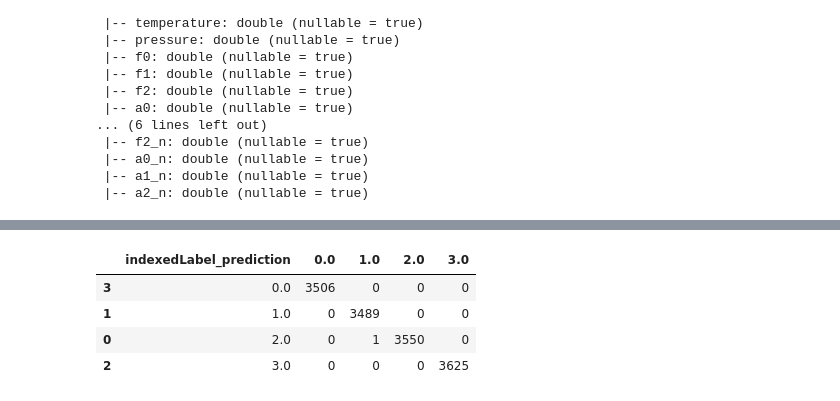
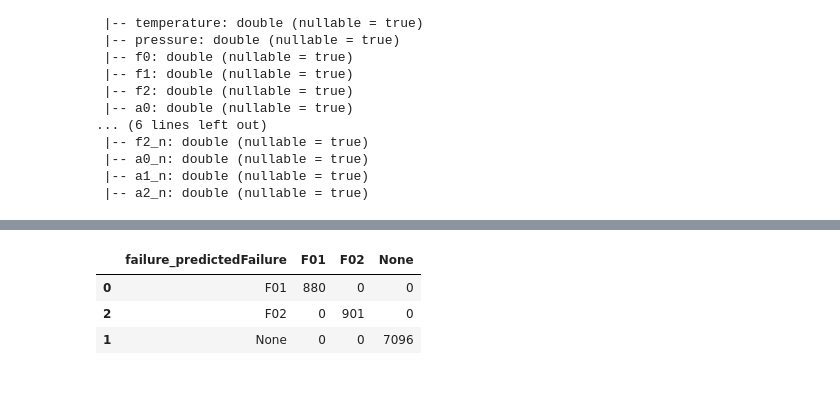
Before and after one commit to Azure/AI-PredictiveMaintenance, a Jupyter notebook: src/AML/Notebooks/ModelTraining.ipynb, the cells around one changed output, grey strips where cells are left out. Saved outputs shown, nothing was run; the diff lists cells and outputs as text; code cells hidden in the pictures.

```diff
--- a/src/AML/Notebooks/ModelTraining.ipynb
+++ b/src/AML/Notebooks/ModelTraining.ipynb
@@ -53,3 +61,8 @@ root
  |-- a0_n: double (nullable = true)
  |-- a1_n: double (nullable = true)
  |-- a2_n: double (nullable = true)
+# %%
+rdd = sc.sparkContext.parallelize([('MACHINE-008', 'F01'),('MACHINE-009', 'F02')])
+
+failures_df = rdd.toDF(['machineID','failure'])
+failures_df.printSchema()
@@ -62,7 +79,8 @@ va = VectorAssembler(inputCols=features, outputCol='features')
 # this is a hack!! In the current simulated dataset, there are 4 machines: machine 0 is "good,"
 # whereas the rest are experiencing different failures. This will eventually be produced by merging
 # telemetry with the "maintenance log"
-feat_data = va.transform(dfa).withColumn('label_e', dfa.machineID.substr(-1, 1).cast(IntegerType()))
+feat_data = va.transform(dfa).join(failures_df, 'machineID', 'left_outer').fillna({'failure':'None'})
+
 dfa.unpersist()
 feat_data.persist(pyspark.StorageLevel.DISK_ONLY)
 feat_data.limit(10).toPandas().head()
@@ -81,7 +99,9 @@ featureIndexer = VectorIndexer(inputCol="features",
                                maxCategories=10).fit(feat_data)
 
 # fit on whole dataset to include all labels in index
-labelIndexer = StringIndexer(inputCol="label_e", outputCol="indexedLabel").fit(feat_data)
+labelIndexer = StringIndexer(inputCol="failure", outputCol="indexedLabel").fit(feat_data)
+
+deIndexer = IndexToString(inputCol = "prediction", outputCol = "predictedFailure", labels = labelIndexer.labels)
 # %%
 training, test = feat_data.randomSplit([0.8, 0.2], seed=12345)
 print(training.count())
@@ -141,23 +161,22 @@ else:
                                       subsamplingRate = 0.632)
 
 # chain indexers and model in a Pipeline
-pipeline_cls_mthd = Pipeline(stages=[labelIndexer, featureIndexer, model])
+pipeline_cls_mthd = Pipeline(stages=[labelIndexer, featureIndexer, model, deIndexer])
 
 # train model.  This also runs the indexers.
 model_pipeline = pipeline_cls_mthd.fit(training)
 # %%
 # make predictions. The Pipeline does all the same operations on the test data
 predictions = model_pipeline.transform(test)
-
+# predictions.limit(5).toPandas().head()
 # Create the confusion matrix for the multiclass prediction results
 # This result assumes a decision boundary of p = 0.5
-conf_table = predictions.stat.crosstab('indexedLabel', 'prediction')
-confuse = conf_table.toPandas().sort_values(by=['indexedLabel_prediction'])
+conf_table = predictions.stat.crosstab('failure', 'predictedFailure')
+confuse = conf_table.toPandas().sort_values(by=['failure_predictedFailure'])
 confuse.head()
 # %% [output]
-|  | indexedLabel_prediction | 0.0 | 1.0 | 2.0 | 3.0 |
-| 3 | 0.0 | 3506 | 0 | 0 | 0 |
-| 1 | 1.0 | 0 | 3489 | 0 | 0 |
-| 0 | 2.0 | 0 | 1 | 3550 | 0 |
-| 2 | 3.0 | 0 | 0 | 0 | 3625 |
+|  | failure_predictedFailure | F01 | F02 | None |
+| 0 | F01 | 880 | 0 | 0 |
+| 2 | F02 | 0 | 901 | 0 |
+| 1 | None | 0 | 0 | 7096 |
 # %%
```
Also changed, not shown: parts of 8 cells of this notebook, 14 other files.
